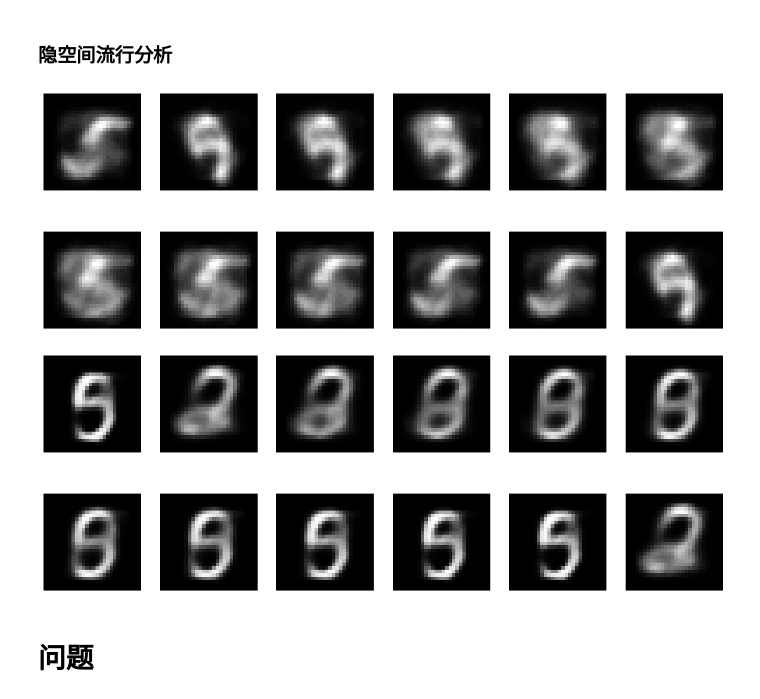
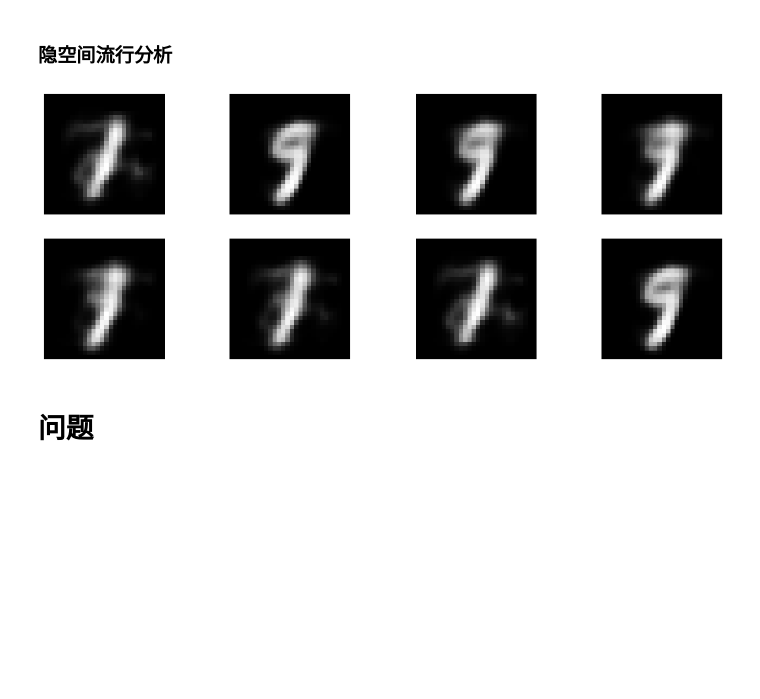
Before and after one commit to zhouqp631/nonparametric_statistics, a Jupyter notebook: VAE.ipynb, the cells around one changed output. Cells and saved outputs as stored; diff of their text form; code cells hidden in the pictures; blank space fills up the shorter version.

```diff
--- a/VAE.ipynb
+++ b/VAE.ipynb
@@ -65,7 +67,9 @@ class VAE(nn.Module):
     # 编码过程
     def encode(self, x):
         h = F.relu(self.fc1(x))
-        return self.fc2(h), self.fc3(h)
+        mu = self.fc2(h)
+        log_var = self.fc3(h)
+        return mu,log_var
 
     # 解码过程
     def decode(self, z):
@@ -97,7 +101,7 @@ optimizer = torch.optim.Adam(model.parameters(), lr=1e-4)
 losses = []
 outs,x_concats = [],[]
 for epoch in range(num_epochs):
-    print(epoch,end=' ')
+    loss_epoch = 0
     for i, (x, _) in enumerate(data_loader):
         # 获取样本，并前向传播
         x = x.to(device).view(-1, image_size)
@@ -105,11 +109,12 @@ for epoch in range(num_epochs):
 
 
         # 计算对数似然函数和KL散度
-        reconst_loss = 0.5*(x_reconst-x).pow(2).sum()         # 正态损失
+        reconst_loss = 0.5*(x_reconst-x).pow(2).sum()      # 正态损失
 #         reconst_loss = -torch.sum(x*(x_reconst).log()+(1-x)*(1-x_reconst).log())
-#       reconst_loss = F.binary_cross_entropy(x_reconst, x, size_average=False)
-        kl_div = - 0.5 * torch.sum(1 + log_var - mu.pow(2) - log_var.exp())
+        # reconst_loss = F.binary_cross_entropy(x_reconst, x, size_average=False)
+        kl_div = -0.5 * (1+log_var - mu.pow(2) - log_var.exp()).sum()
         loss = reconst_loss + kl_div
+        loss_epoch += loss.item()
 
 
         # 反向传播和优化
@@ -118,16 +123,17 @@ for epoch in range(num_epochs):
         optimizer.step()       # 更新参数
 
 
-        if (i+1) % 100 == 0: losses.append([reconst_loss.item(), kl_div.item()])
+        if (i+1) % 100 == 0:
+            losses.append([reconst_loss.item(), kl_div.item()])
 
-    print(loss.item())
+    print(epoch,loss_epoch)
     # 利用训练的模型进行测试
     with torch.no_grad():
         # 随机生成的图像
         z = torch.randn(20, z_dim).to(device)
         out = model.decode(z).view(-1, 1, 28, 28)
         save_image(out,
-                   os.path.join(sample_dir, 'sampled-{}.png'.format(epoch+1)),
+                   os.path.join(sample_dir, 'sample-{}.png'.format(epoch+1)),
                    nrow = 4)
 
         # 重构的图像
@@ -162,0 +171,7 @@ for epoch in range(num_epochs):
+# %%
+# 误差
+fig,ax = plt.subplots(1,3,figsize = (12,3))
+_ = ax[0].plot(np.array(losses)[:,0]),ax[0].set_title('reconstruction error')
+_ = ax[1].plot(np.array(losses)[:,1]),ax[1].set_title('KL divergence')
+_ = ax[2].plot(np.array(losses).sum(axis=1)),ax[2].set_title('total loss')
+_ = plt.show()
@@ -183,6 +197,0 @@ imageio.mimsave("vae-reconst.gif", gif_images, fps=1)   # 转化为gif动画
-# %%
-# 误差
-fig,ax = plt.subplots(2,figsize = (8,8))
-_ = ax[0].plot(np.array(losses)[:,0]),ax[0].set_title('reconstruction error')
-_ = ax[1].plot(np.array(losses)[:,1]),ax[1].set_title('KL divergence')
-_ = plt.show()
@@ -193,28 +200,27 @@ _ = plt.show()
 # %%
 with torch.no_grad():
     # 在z空间插值，得到相应的图像
     z1 = torch.randn(1, z_dim).to(device)
     out1 = model.decode(z1).view(28, 28)
 
     z2 = torch.randn(1, z_dim).to(device)
     out2 = model.decode(z2).view(28, 28)
 
     outs = [out1]
-    for a in np.linspace(0,1,10):
-        z = z1*a+(1-a)*z2
+    for a in np.linspace(0,1,6):
+        z = a*z1+(1-a)*z2
         out =  model.decode(z).view(28, 28)
         outs.append(out)
     outs.append(out2)
 
     # 画图
     fig,ax = plt.subplots(2,len(outs)//2,figsize=(16,6))
     ax = ax.flatten()
     for i in range(len(outs)):
         _ = ax[i].imshow(outs[i].cpu(),'gray')
         _ = ax[i].axis('off')
 plt.show()
 # %% [output]
-[figure, old version]
+[figure, new version]
-[figure, removed]
 # %% [markdown]
 # 问题
```
Also changed, not shown: parts of 13 cells of this notebook, 1 other file.
